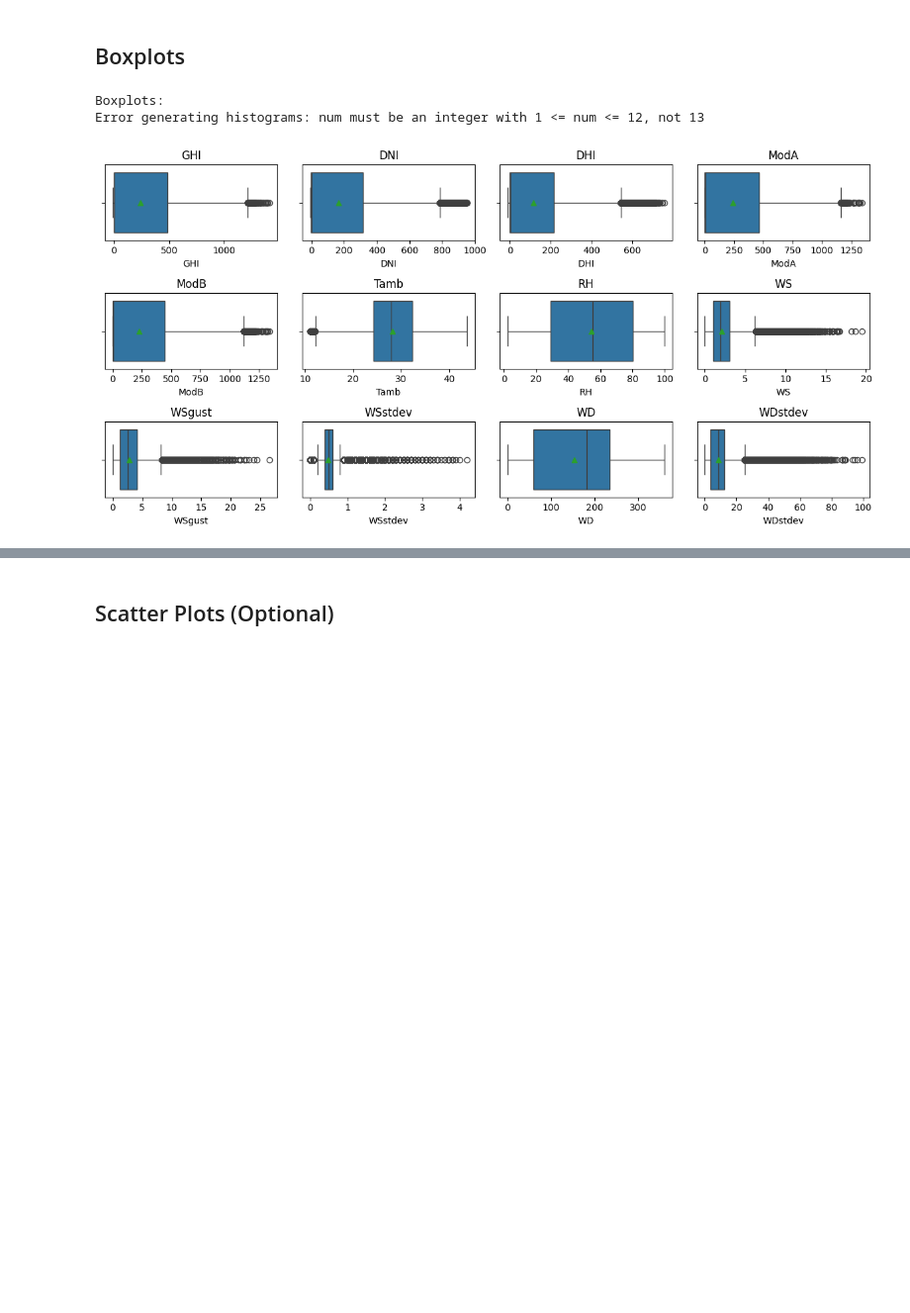
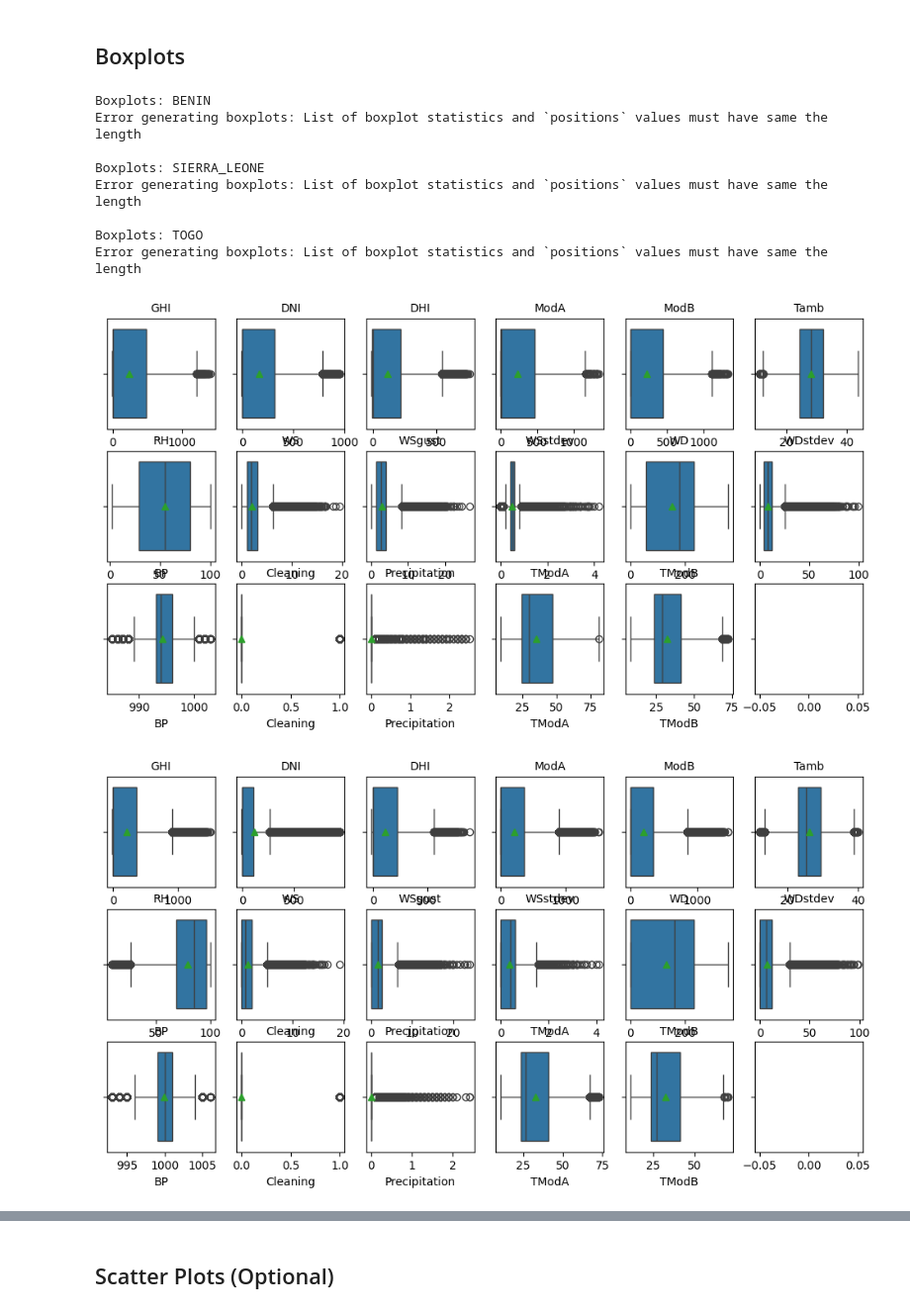
Before and after one commit to kecheste/KifiyaAIM, a Jupyter notebook: notebooks/EDA.ipynb, the cells around one changed output, grey strips where cells are left out. Shown at 99% size. Saved outputs shown, nothing was run; the diff lists cells and outputs as text; code cells hidden in the pictures; blank space fills up the shorter version.

```diff
--- a/notebooks/EDA.ipynb
+++ b/notebooks/EDA.ipynb
@@ -224,20 +255,35 @@ Error generating histograms: num must be an integer with 1 <= num <= 12, not 13
 # %% [markdown]
 ## Boxplots
 # %%
-try:
-    print("\nBoxplots:")
-    plt.figure(figsize=(12, 6))
-    for i, col in enumerate(numeric_cols):
-        plt.subplot(3, 4, i+1)
-        sns.boxplot(x=col, showmeans=True, data=df)
-        plt.title(col)
-        plt.tight_layout()
-    plt.suptitle(f"{name} - Boxplots", y=1.02)
-    plt.show()
+for name, df in dataframes.items():
+    print("\nBoxplots: {}".format(name.upper()))
+    try:
+        df = df.replace(to_replace=np.inf, value=np.nan)
 
-except Exception as e:
-  print(f"Error generating histograms: {e}")
+        numeric_cols = df.select_dtypes(include=[np.number]).columns
+        num_cols = len(numeric_cols)
+        ncols = 6
+        nrows = (num_cols + ncols - 1) // ncols
+
+        plt.figure(figsize=(ncols * 2, nrows * 2))
+        for i, col in enumerate(numeric_cols):
+            plt.subplot(nrows, ncols, i + 1)
+            sns.boxplot(x=col, showmeans=True, data=df)
+            plt.title(col, fontsize=10)
+
+        plt.tight_layout(rect=[0, 0, 1, 0.95])
+        plt.suptitle(f"{name} - Boxplots", y=1.02, fontsize=14)
+        plt.show()
+    except Exception as e:
+        print(f"Error generating boxplots: {e}")
 # %% [output]
-Boxplots:
-Error generating histograms: num must be an integer with 1 <= num <= 12, not 13
+Boxplots: BENIN
+Error generating boxplots: List of boxplot statistics and `positions` values must have same the length
+
+Boxplots: SIERRA_LEONE
+Error generating boxplots: List of boxplot statistics and `positions` values must have same the length
+
+Boxplots: TOGO
+Error generating boxplots: List of boxplot statistics and `positions` values must have same the length
-[figure, old version]
+[figure, new version]
+[figure, added]
```
Also changed, not shown: parts of 15 cells of this notebook, 1 other file.
